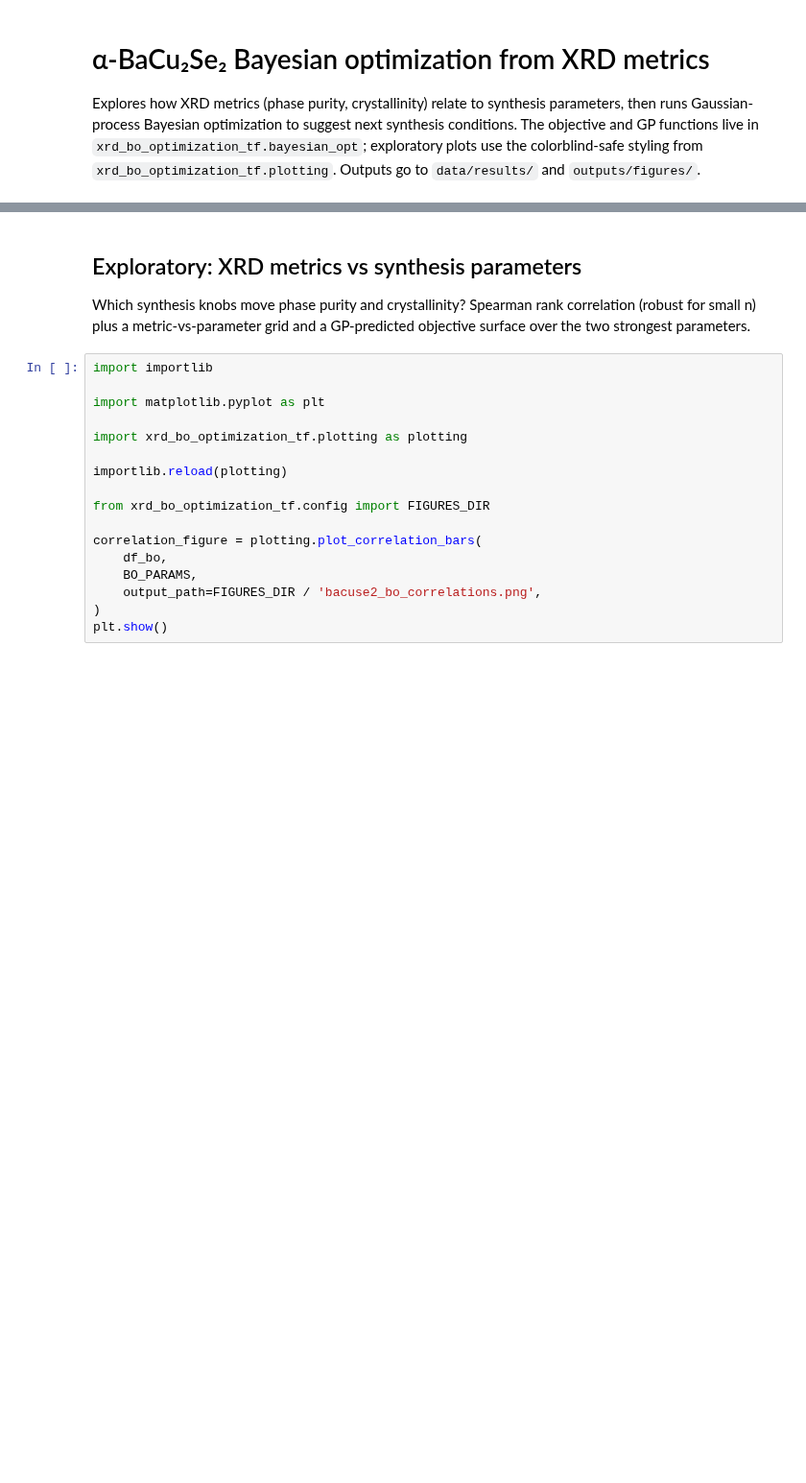
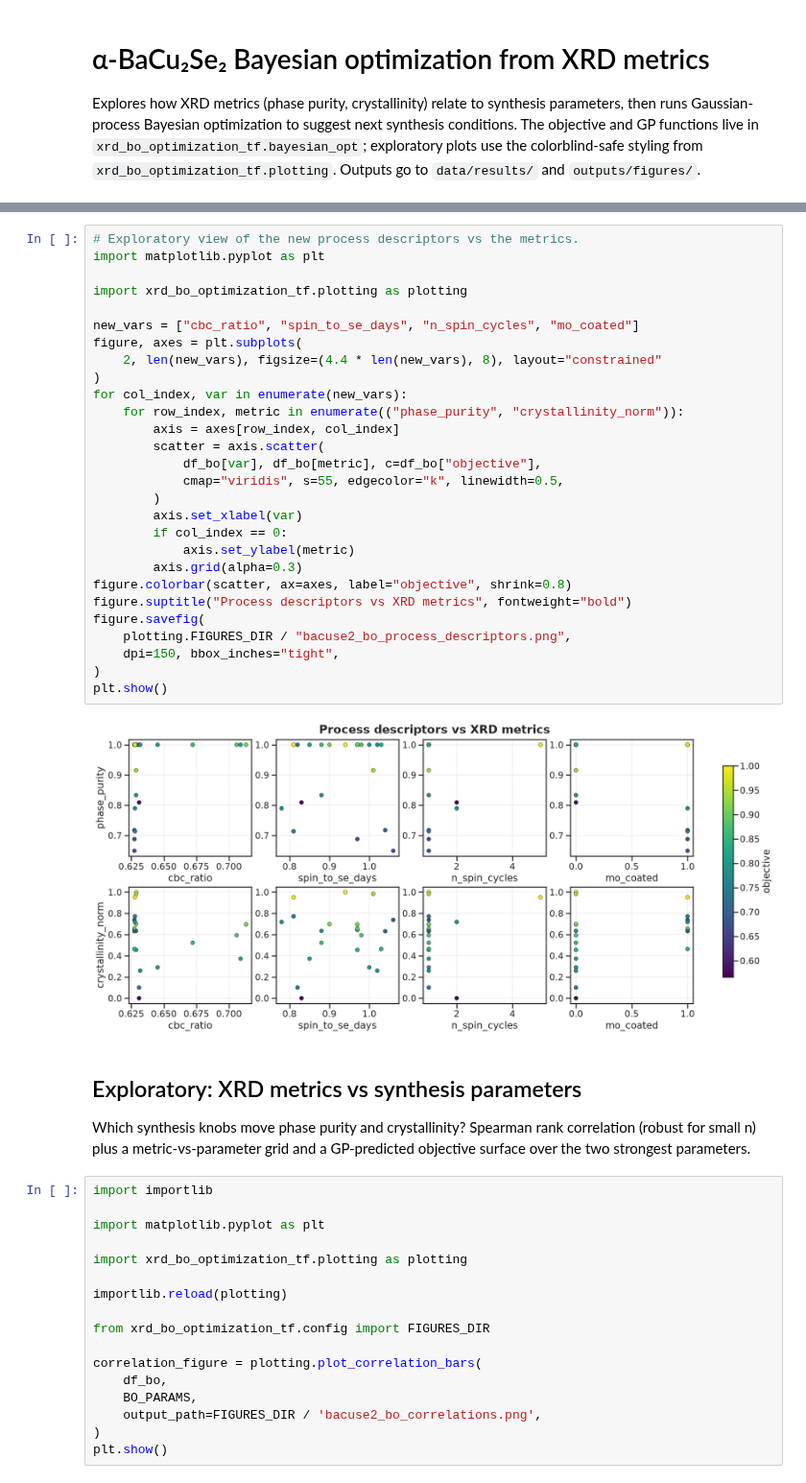
Before and after one commit to GarzonDiegoFEUP/xrd-bo-optimization-tf, a Jupyter notebook: notebooks/3.bo_xrd.ipynb, the cells around one changed output, grey strips where cells are left out. Shown at 96% size. Cells and saved outputs as stored; diff of their text form; blank space fills up the shorter version.

```diff
--- a/notebooks/3.bo_xrd.ipynb
+++ b/notebooks/3.bo_xrd.ipynb
@@ -64,5 +68,35 @@ sample_id  spin_speed_rpm  soft_bake_temp_c  hard_bake_temp_c  selenization_temp
 
 Best observed objective: 1.000 (260429B2)
+# %%
+# Exploratory view of the new process descriptors vs the metrics.
+import matplotlib.pyplot as plt
+
+import xrd_bo_optimization_tf.plotting as plotting
+
+new_vars = ["cbc_ratio", "spin_to_se_days", "n_spin_cycles", "mo_coated"]
+figure, axes = plt.subplots(
+    2, len(new_vars), figsize=(4.4 * len(new_vars), 8), layout="constrained"
+)
+for col_index, var in enumerate(new_vars):
+    for row_index, metric in enumerate(("phase_purity", "crystallinity_norm")):
+        axis = axes[row_index, col_index]
+        scatter = axis.scatter(
+            df_bo[var], df_bo[metric], c=df_bo["objective"],
+            cmap="viridis", s=55, edgecolor="k", linewidth=0.5,
+        )
+        axis.set_xlabel(var)
+        if col_index == 0:
+            axis.set_ylabel(metric)
+        axis.grid(alpha=0.3)
+figure.colorbar(scatter, ax=axes, label="objective", shrink=0.8)
+figure.suptitle("Process descriptors vs XRD metrics", fontweight="bold")
+figure.savefig(
+    plotting.FIGURES_DIR / "bacuse2_bo_process_descriptors.png",
+    dpi=150, bbox_inches="tight",
+)
+plt.show()
+# %% [output]
+[figure, added]
 # %% [markdown]
 ## Exploratory: XRD metrics vs synthesis parameters
 
```
Also changed, not shown: parts of 3 cells of this notebook, 11 other files.
